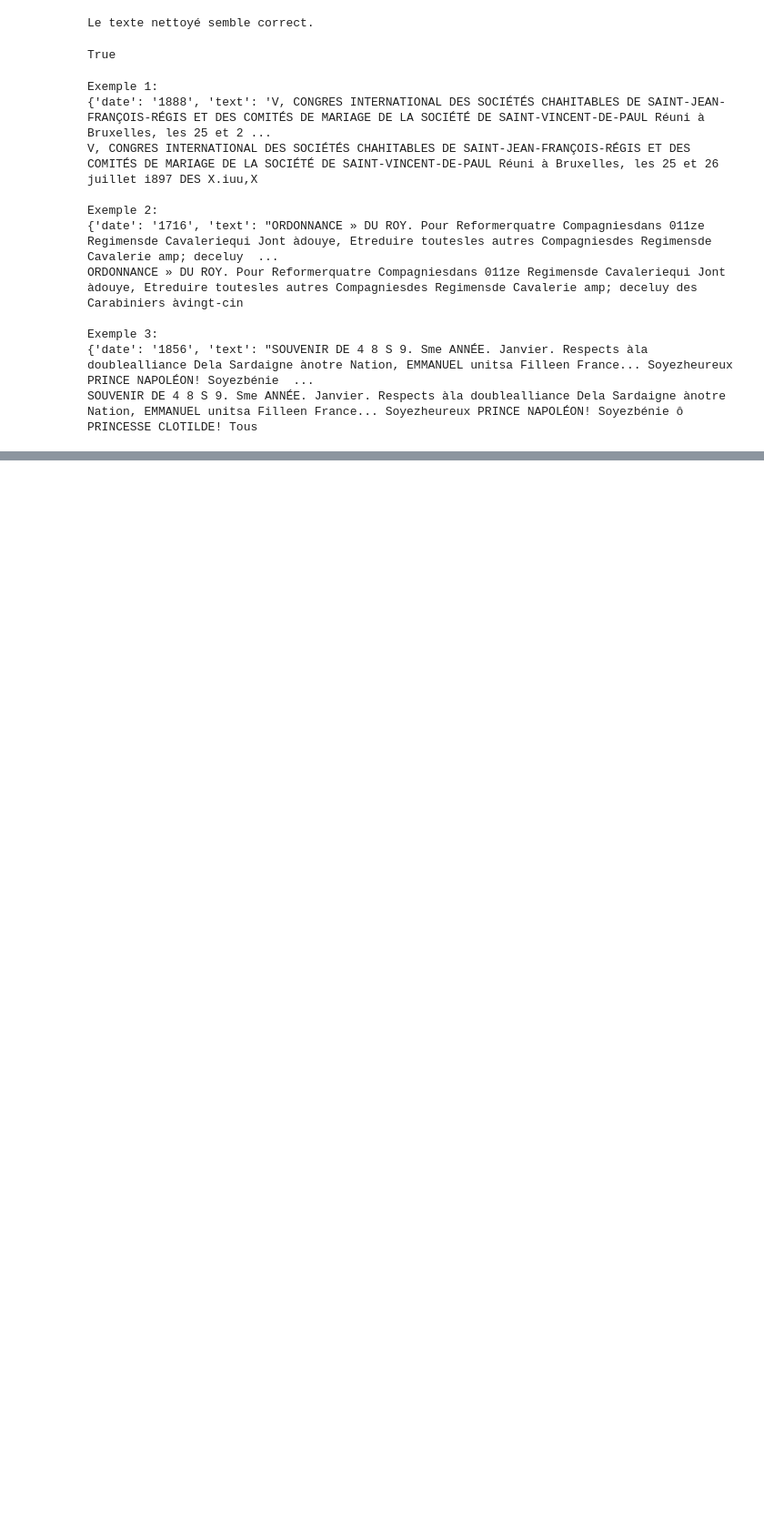
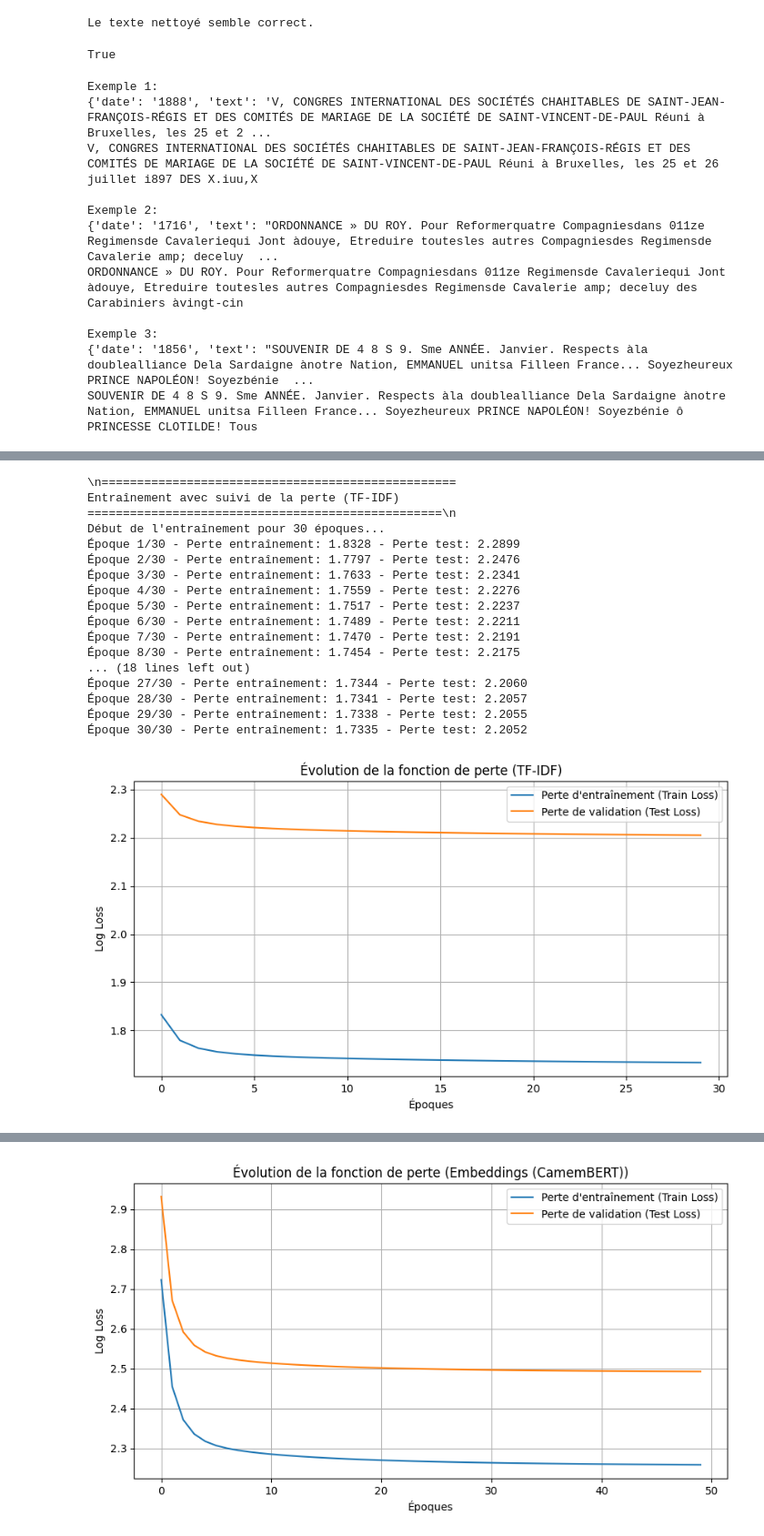
Before and after one commit to Maethik/Projet_IA5, a Jupyter notebook: work.ipynb, the cells around one changed output, grey strips where cells are left out. Shown at 91% size. Saved outputs shown, nothing was run; the diff lists cells and outputs as text; code cells hidden in the pictures; blank space fills up the shorter version.

```diff
--- a/work.ipynb
+++ b/work.ipynb
@@ -122,7 +126,7 @@ verify_clean_text(example, cleaned_example)
 Le texte nettoyé semble correct.
 True
 # %%
-reduced_ds = ds['train'].shuffle(seed=42).select(range(5000)) # Pour accélérer le traitement
+reduced_ds = ds['train'].shuffle(seed=42).select(range(10000)) # Pour accélérer le traitement
 
 cleaned_ds = reduced_ds.map(clean_text, remove_columns=reduced_ds.column_names)
 # cleaned_ds = ds['train'].map(clean_text, remove_columns=ds['train'].column_names, num_proc=4)
@@ -168,31 +180,26 @@ test_dataset = train_test['test']
 # %%
-# Méthode 1: TF-IDF avec scikit-learn
 from sklearn.feature_extraction.text import TfidfVectorizer
 import gc
 
 # Configuration du vectoriseur TF-IDF
+# max_features limite la taille du vocabulaire pour économiser la mémoire
+# min_df et max_df ignorent les mots trop rares ou trop fréquents
 tfidf_vectorizer = TfidfVectorizer(
-    max_features=10000,  # Limiter à 10000 features pour la RAM
-    min_df=5,  # Ignorer les termes très rares
-    max_df=0.8,  # Ignorer les termes trop fréquents
-    ngram_range=(1, 2),  # Unigrammes et bigrammes
-    strip_accents=None,  # Garder les accents pour le français
-    lowercase=True,
-    stop_words=None  # Pas de liste de stop words par défaut
+    max_features=10000,
+    min_df=5,
+    max_df=0.8,
+    ngram_range=(1, 1) # On utilise uniquement des unigrammes (mots seuls)
 )
 
-# Extraire les textes
-train_texts = [ex['text'] for ex in train_dataset]
-test_texts = [ex['text'] for ex in test_dataset]
-train_labels = [ex['decade'] for ex in train_dataset]
-test_labels = [ex['decade'] for ex in test_dataset]
-
-# Vectoriser
 print("Vectorisation TF-IDF en cours...")
 X_train_tfidf = tfidf_vectorizer.fit_transform(train_texts)
 X_test_tfidf = tfidf_vectorizer.transform(test_texts)
 
+# Libérer de la mémoire
+del train_texts
+del test_texts
 gc.collect()
-print(f"Shape des features TF-IDF: {X_train_tfidf.shape}")
+
+print(f"Shape des features TF-IDF (entraînement) : {X_train_tfidf.shape}")
 # %% [output]
 Vectorisation TF-IDF en cours...
@@ -289,0 +315,35 @@ clf_embedding, metrics_embedding = train_and_evaluate(
+# %%
+# Entraîner et évaluer avec TF-IDF et suivi de la perte
+model_tfidf_sgd = train_with_loss_tracking(
+    X_train_tfidf, X_test_tfidf,
+    train_labels, test_labels,
+    "TF-IDF",
+    n_epochs=30  # Augmentons un peu le nombre d'époques
+)
+
+# Entraîner et évaluer avec Embeddings et suivi de la perte
+model_embedding_sgd = train_with_loss_tracking(
+    X_train_embedding, X_test_embedding,
+    train_labels, test_labels,
+    "Embeddings (CamemBERT)",
+    n_epochs=50 # Les embeddings peuvent bénéficier de plus d'époques
+)
+# %% [output]
+\n==================================================
+Entraînement avec suivi de la perte (TF-IDF)
+==================================================\n
+Début de l'entraînement pour 30 époques...
+Époque 1/30 - Perte entraînement: 1.8328 - Perte test: 2.2899
+Époque 2/30 - Perte entraînement: 1.7797 - Perte test: 2.2476
+Époque 3/30 - Perte entraînement: 1.7633 - Perte test: 2.2341
+Époque 4/30 - Perte entraînement: 1.7559 - Perte test: 2.2276
+Époque 5/30 - Perte entraînement: 1.7517 - Perte test: 2.2237
+Époque 6/30 - Perte entraînement: 1.7489 - Perte test: 2.2211
+Époque 7/30 - Perte entraînement: 1.7470 - Perte test: 2.2191
+Époque 8/30 - Perte entraînement: 1.7454 - Perte test: 2.2175
+... (18 lines left out)
+Époque 27/30 - Perte entraînement: 1.7344 - Perte test: 2.2060
+Époque 28/30 - Perte entraînement: 1.7341 - Perte test: 2.2057
+Époque 29/30 - Perte entraînement: 1.7338 - Perte test: 2.2055
+Époque 30/30 - Perte entraînement: 1.7335 - Perte test: 2.2052
+[figure, added]
@@ -289,0 +367 @@ clf_embedding, metrics_embedding = train_and_evaluate(
+[figure, added]
```
Also changed, not shown: parts of 7 cells of this notebook.
